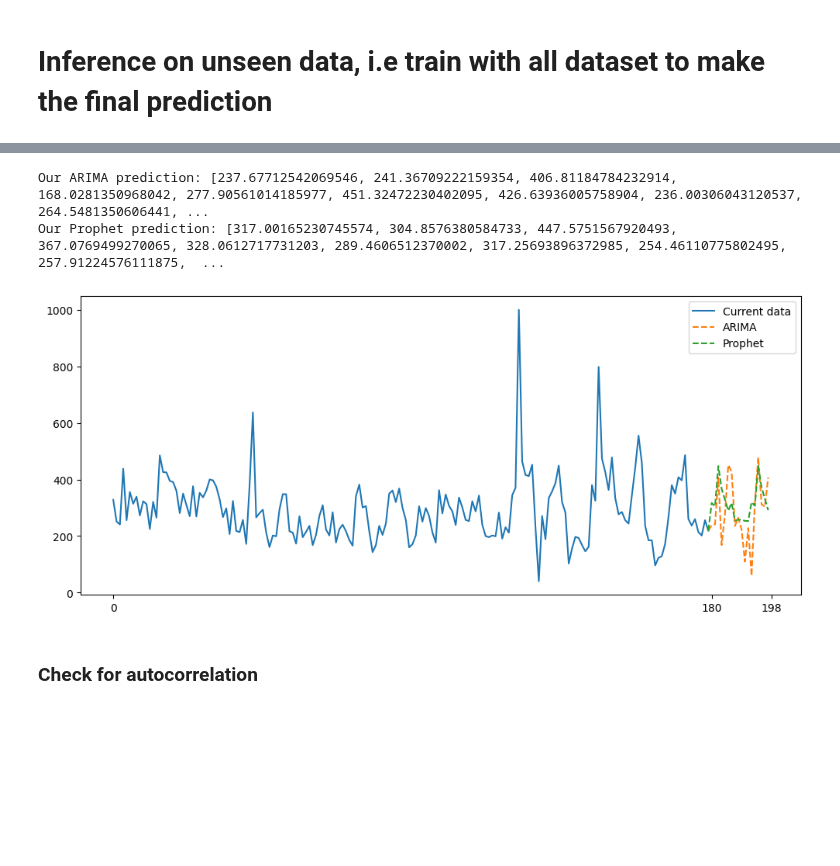
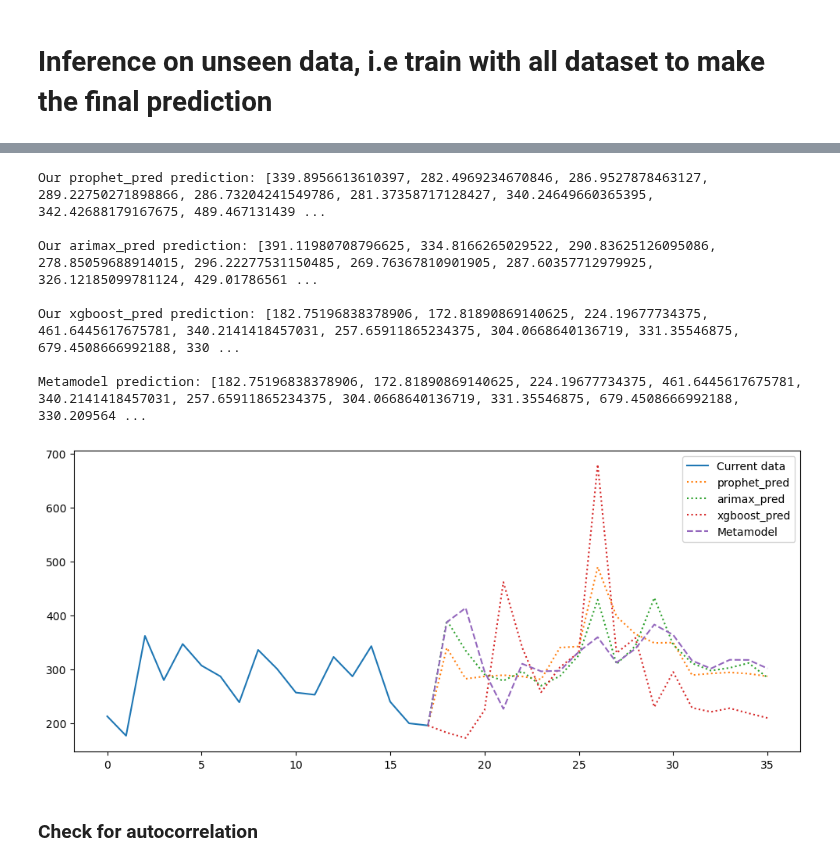
Before and after one commit to zuivu/porsche-forecast-sale, a Jupyter notebook: code/model.ipynb, the cells around one changed output, grey strips where cells are left out. Saved outputs shown, nothing was run; the diff lists cells and outputs as text; code cells hidden in the pictures; blank space fills up the shorter version.

```diff
--- a/code/model.ipynb
+++ b/code/model.ipynb
@@ -71,11 +89,11 @@ dev_set, prod_set = get_data(data)
 # Traing and evaluate model
 **Goal: Find the best model**
 # %%
-# Split the development set as "blocks of data" to evaluate the performance of the model
-data_cv = {}
-for i, (train_index, val_index) in enumerate(tscv.split(dev_set)):
-    print(f"Train range {train_index[0]} - {train_index[-1]}, val range {val_index[0]} - {val_index[-1]}")
-    data_cv[i] = {
-        "train": data.iloc[train_index, :],
-        "val": data.iloc[val_index, :]
-    }
+# # Split the development set as "blocks of data" to evaluate the performance of the model
+# data_cv = {}
+# for i, (train_index, val_index) in enumerate(tscv.split(dev_set)):
+#     print(f"Train range {train_index[0]} - {train_index[-1]}, val range {val_index[0]} - {val_index[-1]}")
+#     data_cv[i] = {
+#         "train": data.iloc[train_index, :],
+#         "val": data.iloc[val_index, :]
+#     }
@@ -637,2 +594,11 @@ Evaluating...
 # %% [markdown]
 # Inference on unseen data, i.e train with all dataset to make the final prediction
+# %%
+# prod_set = prod_set.fillna(0)
+train_prod_set = prod_set.iloc[:-TEST_PERIOD, :]
+val_prod_set = prod_set.iloc[-TEST_PERIOD:, :]
+prod_set_meta = {"train": train_prod_set, "val": val_prod_set}
+meta_model = MetaModel(prod_set_meta)
+
+meta_model.train()
+y_pred, submodel_predictions_df = meta_model.predict(submodel_pred=True)
@@ -655,21 +729,48 @@ KeyboardInterrupt:
 # %%
-plt.figure(figsize=(12,5))
-current_demand = dev_set.loc[:, TARGET_COL_NAME].tolist()
-plt.plot(range(TEST_INDEX), current_demand, label="Current data")
+# plt.figure(figsize=(12,5))
+# current_demand = dev_set.loc[:, TARGET_COL_NAME].tolist()
 
-print("Our ARIMA prediction:", arima_prediction.to_list())
-plt.plot(range(TEST_INDEX-1, TEST_INDEX+TEST_PERIOD), [current_demand[-1]] + arima_prediction.tolist(), linestyle="--", label="ARIMA")
+# plt.plot(range(TEST_INDEX), current_demand, label="Current data")
 
-print("Our Prophet prediction:", prophet_prediction.to_list())
-plt.plot(range(TEST_INDEX-1, TEST_INDEX+TEST_PERIOD), [current_demand[-1]] + prophet_prediction.tolist(), linestyle="--", label="Prophet")
+# for method in submodel_predictions_df.columns:
+#     pred = submodel_predictions_df[method].to_list()
+#     print(f"Our {method} prediction:", pred, "\n")
+#     plt.plot(range(TEST_INDEX-1, TEST_INDEX+TEST_PERIOD), [current_demand[-1]] + pred, linestyle="--", label=method)
 
-plt.xticks([0, TEST_INDEX, TEST_INDEX+TEST_PERIOD])
-plt.legend()
-plt.show()
+# print("Metamodel prediction:", pred, "\n")
+# plt.plot(range(TEST_INDEX-1, TEST_INDEX+TEST_PERIOD), [current_demand[-1]] + y_pred, linestyle="--", label="Metamodel")
+
+# plt.xticks([0, TEST_INDEX, TEST_INDEX+TEST_PERIOD])
+# plt.legend()
+# plt.show()
-# %% [output]
-Our ARIMA prediction: [237.67712542069546, 241.36709222159354, 406.81184784232914, 168.0281350968042, 277.90561014185977, 451.32472230402095, 426.63936005758904, 236.00306043120537, 264.5481350606441, ...
-Our Prophet prediction: [317.00165230745574, 304.8576380584733, 447.5751567920493, 367.0769499270065, 328.0612717731203, 289.4606512370002, 317.25693896372985, 254.46110775802495, 257.91224576111875,  ...
-[figure, removed]
+# %%
+plt.figure(figsize=(12,5))
+
+current_demand = prod_set.loc[:, TARGET_COL_NAME].tolist()
+last_18_demand = current_demand[-18:]
+plt.plot(range(18), last_18_demand, label="Current data")
+
+for method in submodel_predictions_df.columns:
+    pred = submodel_predictions_df[method].to_list()
+    print(f"Our {method} prediction:", pred, "\n")
+    pred_vis = [last_18_demand[-1]] + pred
+    plt.plot(range(17, 36), pred_vis, linestyle=":", label=method)
+
+print("Metamodel prediction:", pred, "\n")
+pred_vis = [last_18_demand[-1]] + y_pred
+plt.plot(range(17, 36), pred_vis, linestyle="--", label="Metamodel")
+
+plt.legend()
+plt.show()
+# %% [output]
+Our prophet_pred prediction: [339.8956613610397, 282.4969234670846, 286.9527878463127, 289.22750271898866, 286.73204241549786, 281.37358717128427, 340.24649660365395, 342.42688179167675, 489.467131439 ...
+
+Our arimax_pred prediction: [391.11980708796625, 334.8166265029522, 290.83625126095086, 278.85059688914015, 296.22277531150485, 269.76367810901905, 287.60357712979925, 326.12185099781124, 429.01786561 ...
+
+Our xgboost_pred prediction: [182.75196838378906, 172.81890869140625, 224.19677734375, 461.6445617675781, 340.2141418457031, 257.65911865234375, 304.0668640136719, 331.35546875, 679.4508666992188, 330 ...
+
+Metamodel prediction: [182.75196838378906, 172.81890869140625, 224.19677734375, 461.6445617675781, 340.2141418457031, 257.65911865234375, 304.0668640136719, 331.35546875, 679.4508666992188, 330.209564 ...
+[figure, added]
 # %%
 # num_cols = 4
 # num_rows = 5
```
Also changed, not shown: parts of 18 cells of this notebook.
